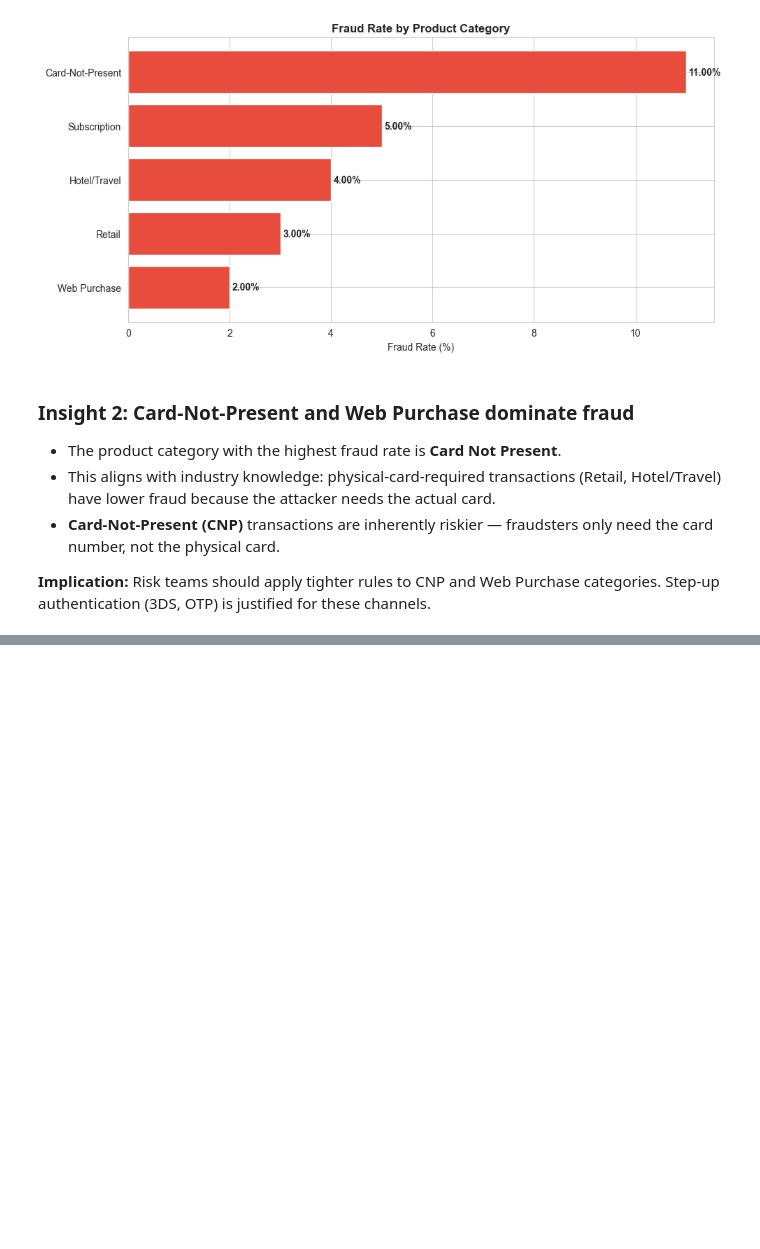
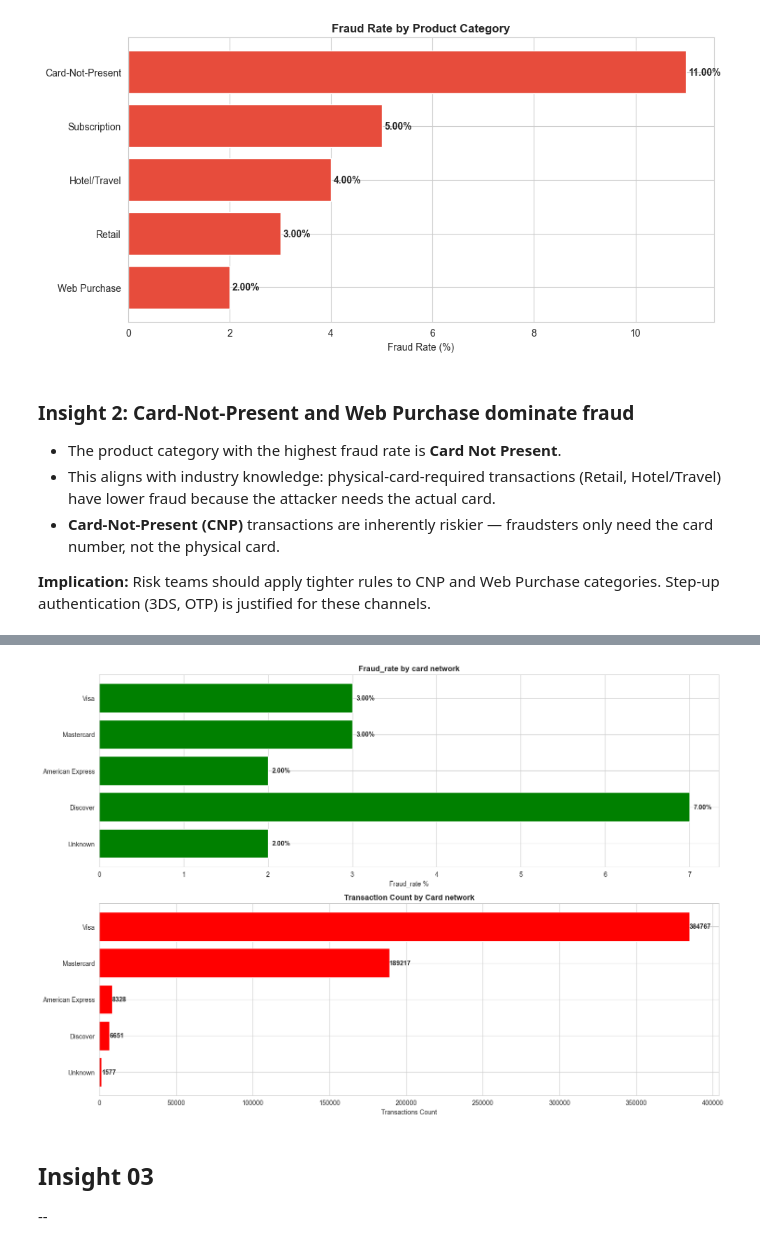
Before and after one commit to ShenbagaArunK/Credit-card-risk-analytics-sql-python, a Jupyter notebook: notebooks/02_phase1_fraud_landscape.ipynb, the cells around one changed output, grey strips where cells are left out. Drawn from its saved outputs; the diff is of its cells as text; code cells hidden in the pictures; blank space fills up the shorter version.

Commit message:
Phase_01 done

```diff
--- a/notebooks/02_phase1_fraud_landscape.ipynb
+++ b/notebooks/02_phase1_fraud_landscape.ipynb
@@ -159,3 +159,23 @@ plt.show()
 
 **Implication:** Risk teams should apply tighter rules to CNP and Web Purchase categories.
 Step-up authentication (3DS, OTP) is justified for these channels.
+# %%
+## --  03.fraud_rate by card_network
+
+query_3 = """
+select
+		c.card_network,
+		count(*) 										as txn_count,
+		count(*) filter (where f.is_fraud)				as fraud_count,
+		round(100 * count(*) filter (where f.is_fraud)
+						/count(*),2)					as fraud_rate_pct,
+		round(avg(transaction_amt),2)					as avg_txn_amt,
+		round(avg(transaction_amt) filter
+				(where is_fraud),2)						as avg_fraud_amt
+from fraud_dw.fact_transactions f
+join fraud_dw.dim_card c using (card_id)
+group by c.card_network
+order by txn_count desc;"""
+
+df3 = pd.read_sql(query_3,engine)
+df3
@@ -161,0 +189,33 @@ Step-up authentication (3DS, OTP) is justified for these channels.
+# %%
+fig, ax = plt.subplots(nrows=2,ncols=1,figsize = (15,10))
+bar1 = ax[0].barh(df3["card_network"],df3["fraud_rate_pct"],color = "green")
+ax[0].set_xlabel("Fraud_rate %")
+ax[0].set_title("Fraud_rate by card network",fontsize=12, fontweight='bold')
+ax[0].invert_yaxis()
+
+for bar, rate in zip(bar1, df3['fraud_rate_pct']):
+    ax[0].text(bar.get_width() + 0.05, bar.get_y() + bar.get_height()/2,
+            f'{rate:.2f}%', va='center', fontweight='bold')
+
+bar2 = ax[1].barh(df3["card_network"],df3["txn_count"],color = "red")
+ax[1].set_xlabel("Transactions Count")
+ax[1].set_title("Transaction Count by Card network",fontsize=12, fontweight='bold')
+ax[1].invert_yaxis()
+
+for bar, rate in zip(bar2, df3['txn_count']):
+    ax[1].text(bar.get_width() + 0.05, bar.get_y() + bar.get_height()/2,
+            f'{rate:.0f}', va='center', fontweight='bold')
+
+plt.tight_layout()
+plt.savefig('visuals/phase1_q3_fraud_by_card_network.png', bbox_inches='tight')
+plt.show()
+# %% [output]
+[figure, added]
+# %% [markdown]
+## Insight 03
+
+
+
+
+
+--
```
Also changed, not shown: parts of 8 cells of this notebook, 5 other files.
